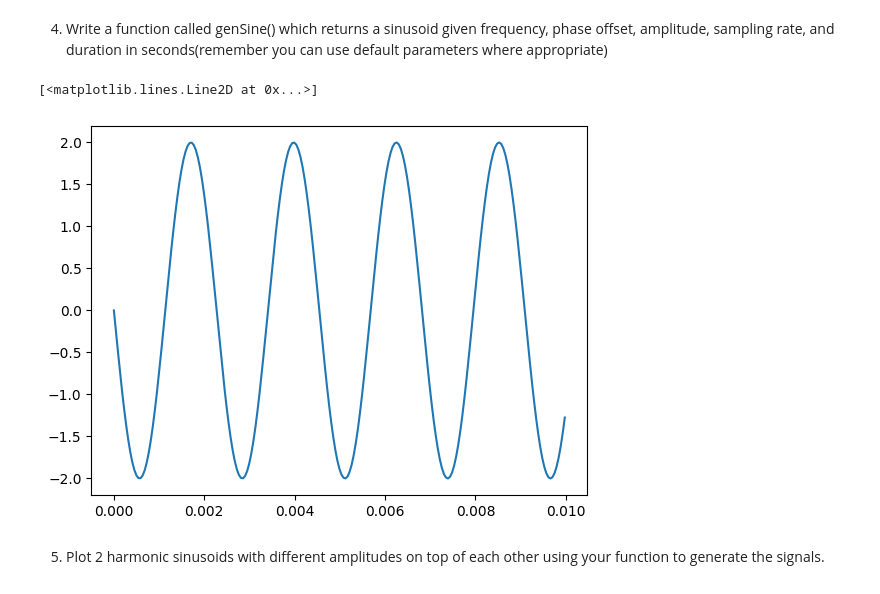
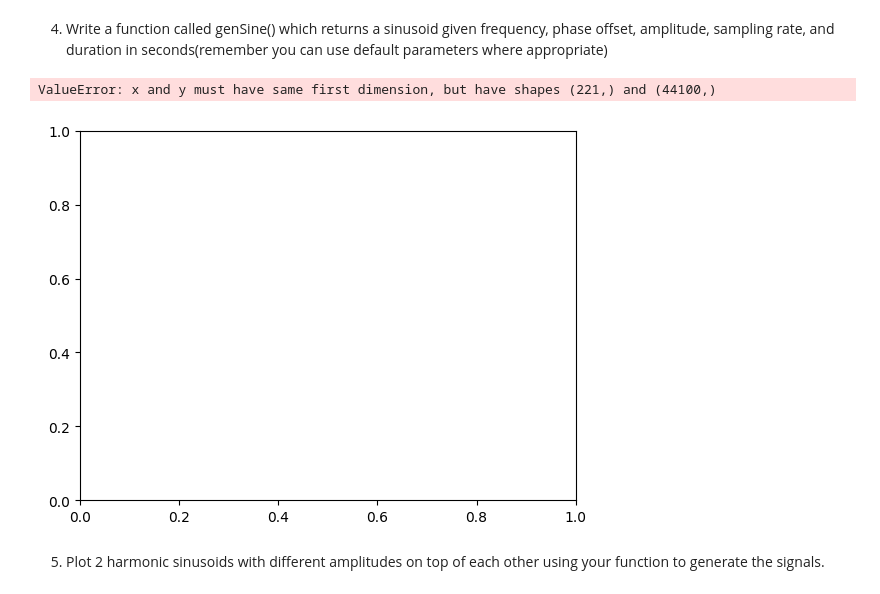
Before and after one commit to jalynf706-dot/AudioTechII, a Jupyter notebook: Activities/Activity2_sinusoidsFunctions.ipynb, the cells around one changed output. Cells and saved outputs as stored; diff of their text form; code cells hidden in the pictures.

```diff
--- a/Activities/Activity2_sinusoidsFunctions.ipynb
+++ b/Activities/Activity2_sinusoidsFunctions.ipynb
@@ -49,12 +49,12 @@ plt.plot(t,sine)
 # %%
 def genSine(f,A,fs,duration, phi = (np.pi/2),):
     t = np.arange(0.0, duration, 1/fs)
     sine = A * np.cos(2*np.pi * f * t + phi)
     return sine
-plt.plot(t, genSine(440, 2, 22050, duration))
+plt.plot(t, genSine(44, 2, 22050, 2))
 # %% [output]
-[<matplotlib.lines.Line2D at 0x...>]
+ValueError: x and y must have same first dimension, but have shapes (221,) and (44100,)
-[figure, old version]
+[figure, new version]
 # %% [markdown]
 5. Plot 2 harmonic sinusoids with different amplitudes on top of each other using your function to generate the signals.
 # %%
```
Also changed, not shown: parts of 4 cells of this notebook.
